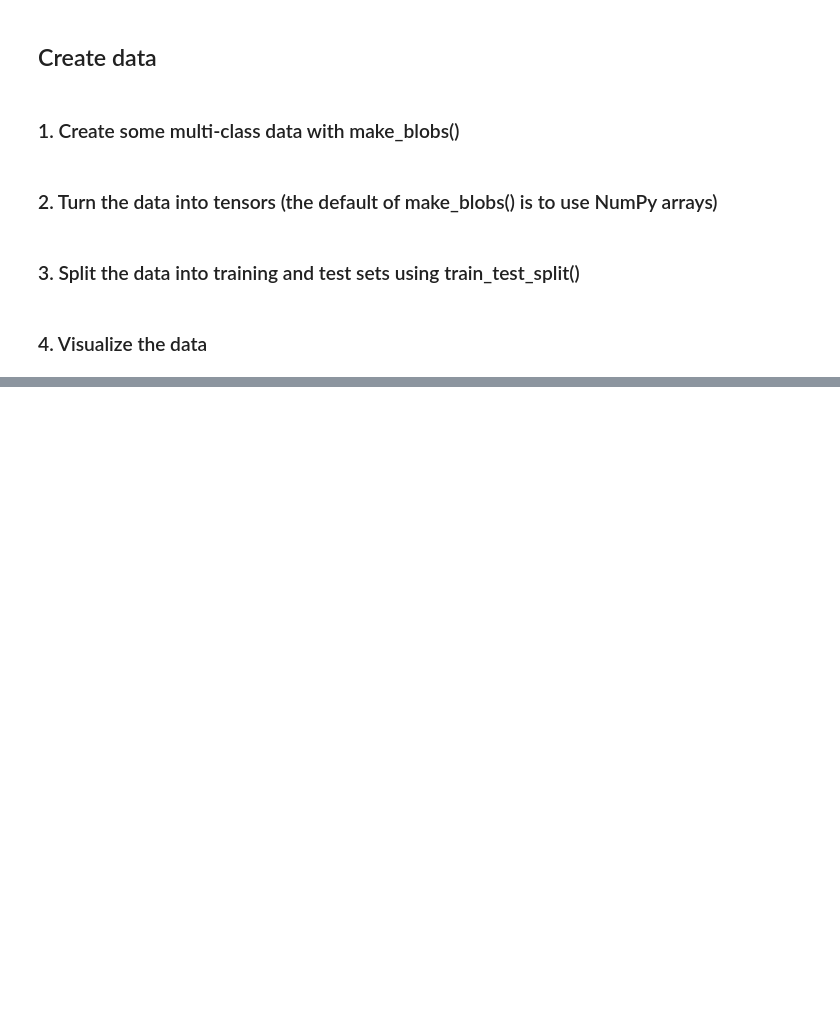
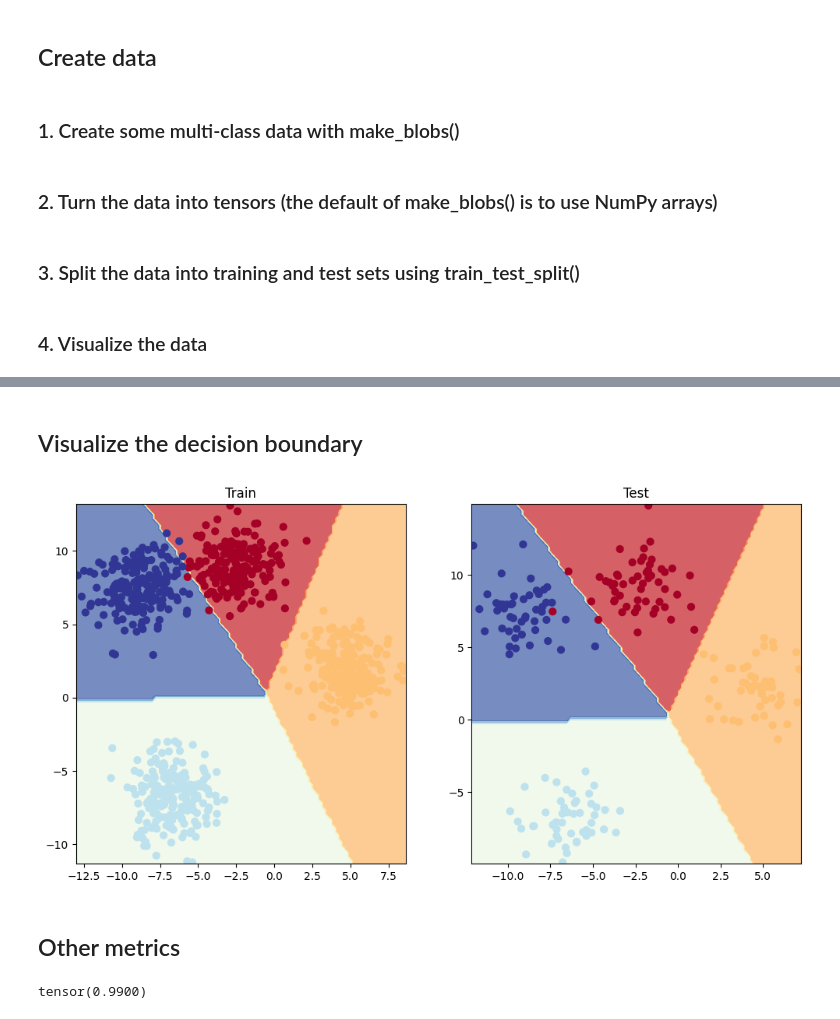
Before and after one commit to LucasSavassa/computer-vision, a Jupyter notebook: 2-neural-network-classification.ipynb, the cells around one changed output, grey strips where cells are left out. Cells and saved outputs as stored; diff of their text form; code cells hidden in the pictures; blank space fills up the shorter version.

```diff
--- a/2-neural-network-classification.ipynb
+++ b/2-neural-network-classification.ipynb
@@ -553,0 +556,2 @@ plt.scatter(x[:, 0], x[:, 1], c=y, cmap=plt.cm.RdYlBu)
+# %%
+device = "cuda" if torch.cuda.is_available() else "cpu"
@@ -553,0 +606,5 @@ plt.scatter(x[:, 0], x[:, 1], c=y, cmap=plt.cm.RdYlBu)
+# %%
+logits = model(x.to(device))
+yp = torch.softmax(logits, dim=1)
+print(logits[0])
+print(yp[0])
@@ -553,0 +622,26 @@ plt.scatter(x[:, 0], x[:, 1], c=y, cmap=plt.cm.RdYlBu)
+# %%
+epochs = 100
+costs = []
+accuracies = []
+
+xt, yt = xt.to(device), yt.to(device)
+xv, yv = xv.to(device), yv.to(device)
+
+for epoch in range(epochs):
+    model.train()
+    logits = model(xt)
+    yp = torch.softmax(logits, dim=1).argmax(dim=1)
+    cost = loss(logits, yt)
+    optim.zero_grad()
+    cost.backward()
+    optim.step()
+    model.eval()
+    with torch.inference_mode():
+        logits = model(xv)
+        yp = torch.softmax(logits, dim=1).argmax(dim=1)
+        cost = loss(logits, yv)
+        acc = accuracy(yp, yv)
+        if epoch % 10 == 0:
+            costs.append(cost)
+            accuracies.append(acc)
+            print(f"Epoch: {epoch} | Loss: {cost:.5f} | Accuracy: {acc:.2f}")
@@ -553,0 +659,25 @@ plt.scatter(x[:, 0], x[:, 1], c=y, cmap=plt.cm.RdYlBu)
+# %% [markdown]
+## Visualize the decision boundary
+# %%
+plt.figure(figsize=(12, 6))
+plt.subplot(1, 2, 1)
+plt.title("Train")
+plot_decision_boundary(model, xt, yt)
+plt.subplot(1, 2, 2)
+plt.title("Test")
+plot_decision_boundary(model, xv, yv)
+# %% [output]
+[figure, added]
+# %% [markdown]
+## Other metrics
+# %%
+try:
+    from torchmetrics import Accuracy
+except:
+    !py -m pip install torchmetrics==0.9.3
+    from torchmetrics import Accuracy
+
+torchmetrics_accuracy = Accuracy(task='multiclass', num_classes=4).to(device)
+print(torchmetrics_accuracy(yp, yv))
+# %% [output]
+tensor(0.9900)
```
Also changed, not shown: parts of 25 cells of this notebook.
